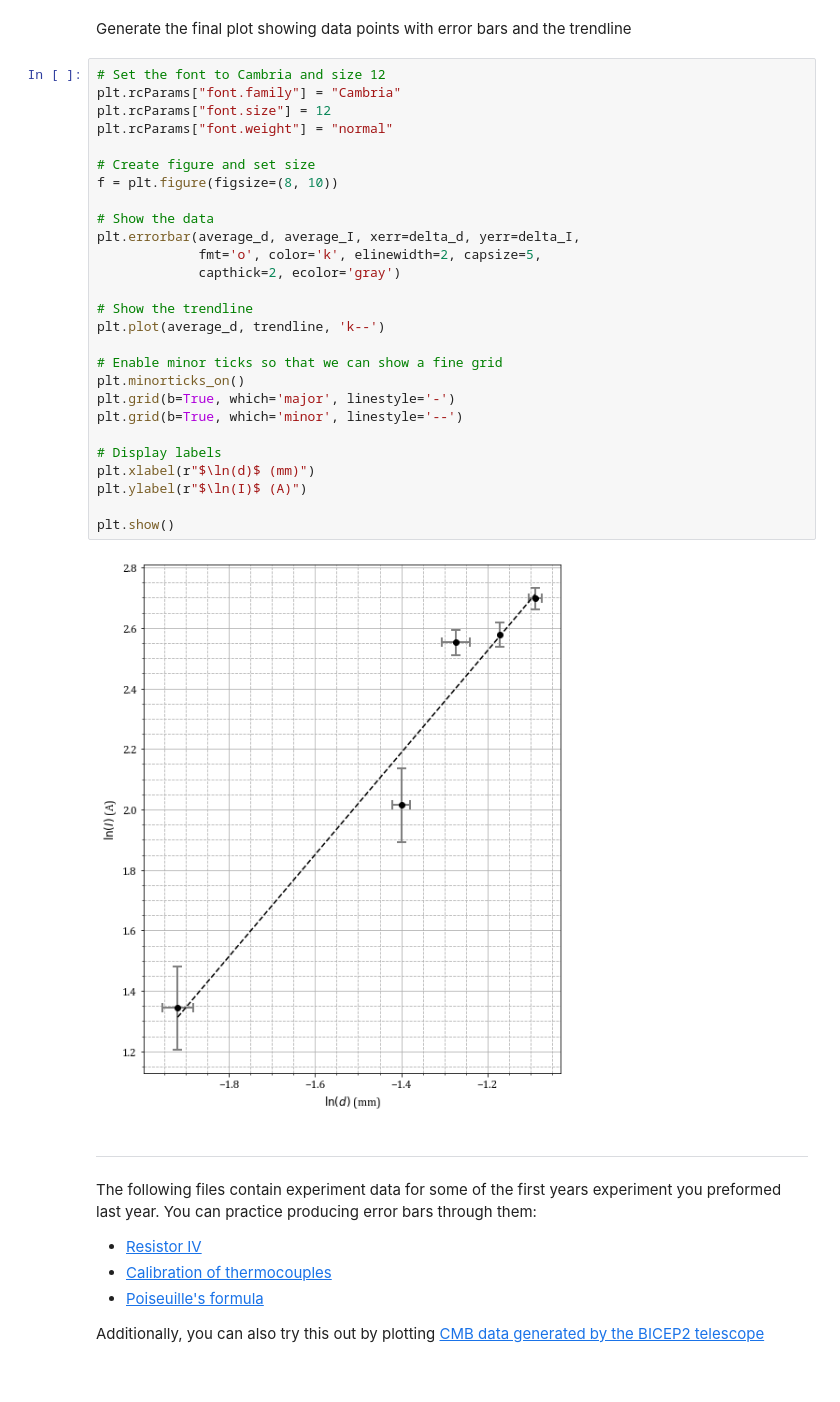
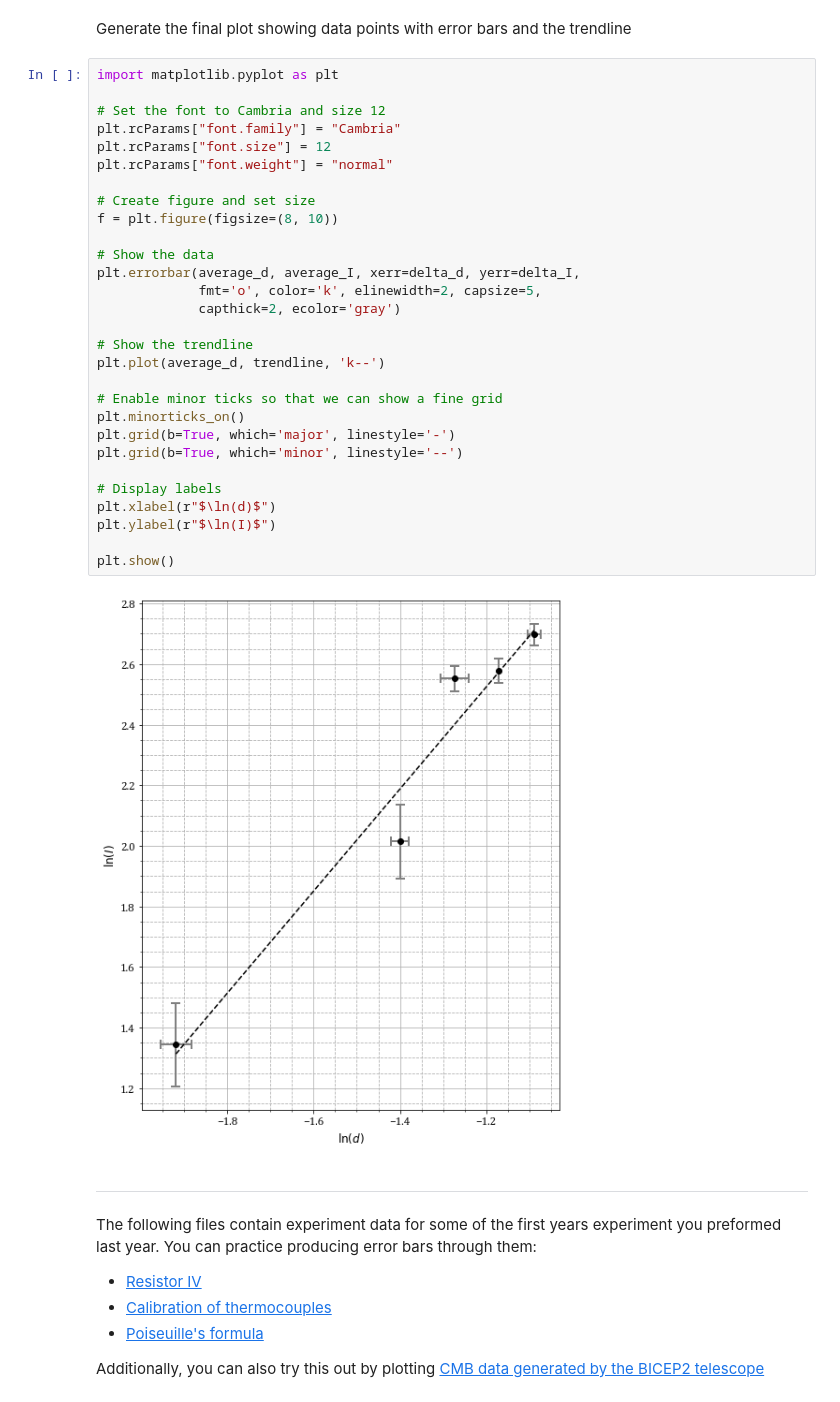
Before and after one commit to uom-lectures/PHY2230, a Jupyter notebook: plotting_uncertainties.ipynb, the cells around one changed output. Cells and saved outputs as stored; diff of their text form.

```diff
--- a/plotting_uncertainties.ipynb
+++ b/plotting_uncertainties.ipynb
@@ -96,34 +99,36 @@ trendline = poly_function(average_d)
 # %% [markdown]
 Generate the final plot showing data points with error bars and the trendline
 # %%
+import matplotlib.pyplot as plt
+
 # Set the font to Cambria and size 12
 plt.rcParams["font.family"] = "Cambria"
 plt.rcParams["font.size"] = 12
 plt.rcParams["font.weight"] = "normal"
 
 # Create figure and set size
 f = plt.figure(figsize=(8, 10))
 
 # Show the data
 plt.errorbar(average_d, average_I, xerr=delta_d, yerr=delta_I,
              fmt='o', color='k', elinewidth=2, capsize=5,
              capthick=2, ecolor='gray')
 
 # Show the trendline
 plt.plot(average_d, trendline, 'k--')
 
 # Enable minor ticks so that we can show a fine grid
 plt.minorticks_on()
 plt.grid(b=True, which='major', linestyle='-')
 plt.grid(b=True, which='minor', linestyle='--')
 
 # Display labels
-plt.xlabel(r"$\ln(d)$ (mm)")
-plt.ylabel(r"$\ln(I)$ (A)")
+plt.xlabel(r"$\ln(d)$")
+plt.ylabel(r"$\ln(I)$")
 
 plt.show()
 # %% [output]
-[figure, old version]
+[figure, new version]
 # %% [markdown]
 ***
 
```
Also changed, not shown: parts of 2 cells of this notebook, 5 other files.
